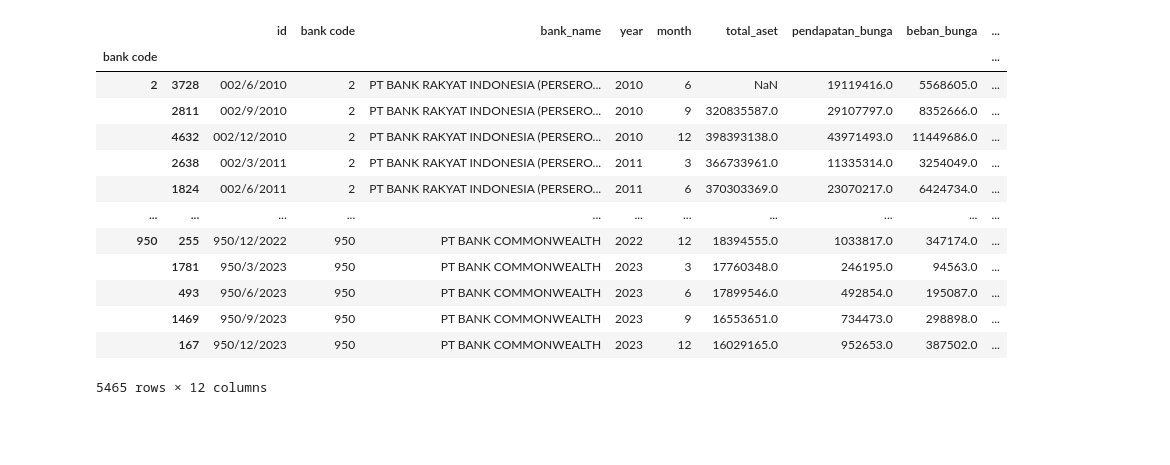
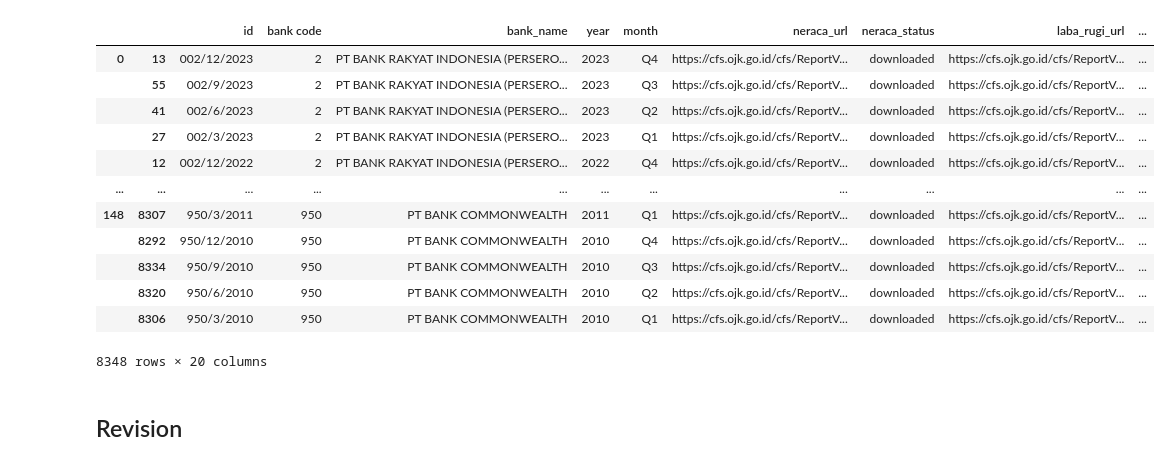
Before and after one commit to rianaditro/bank_financial_reports, a Jupyter notebook: extension/data_recap.ipynb, the cells around one changed output. Cells and saved outputs as stored; diff of their text form; code cells hidden in the pictures; blank space fills up the shorter version.

```diff
--- a/extension/data_recap.ipynb
+++ b/extension/data_recap.ipynb
@@ -226,22 +238,21 @@ merge_df
 # %%
 # Sort by bank code
-merge_df.sort_values(by='bank code', ascending=True, inplace=True)
+df.sort_values(by='bank code', ascending=True, inplace=True)
 # %%
-grouped = merge_df.groupby('bank code').apply(lambda x: x.sort_values(by=['year', 'month']))
+grouped = df.groupby('bank code', as_index=False).apply(lambda x: x.sort_values(by=['year', 'month'], ascending=[False, False]))
 grouped
 # %% [output]
-|  |  | id | bank code | bank_name | year | month | total_aset | pendapatan_bunga | beban_bunga | ... |
-| bank code |  |  |  |  |  |  |  |  |  | ... |
-| 2 | 3728 | 002/6/2010 | 2 | PT BANK RAKYAT INDONESIA (PERSERO... | 2010 | 6 | NaN | 19119416.0 | 5568605.0 | ... |
-|  | 2811 | 002/9/2010 | 2 | PT BANK RAKYAT INDONESIA (PERSERO... | 2010 | 9 | 320835587.0 | 29107797.0 | 8352666.0 | ... |
-|  | 4632 | 002/12/2010 | 2 | PT BANK RAKYAT INDONESIA (PERSERO... | 2010 | 12 | 398393138.0 | 43971493.0 | 11449686.0 | ... |
-|  | 2638 | 002/3/2011 | 2 | PT BANK RAKYAT INDONESIA (PERSERO... | 2011 | 3 | 366733961.0 | 11335314.0 | 3254049.0 | ... |
-|  | 1824 | 002/6/2011 | 2 | PT BANK RAKYAT INDONESIA (PERSERO... | 2011 | 6 | 370303369.0 | 23070217.0 | 6424734.0 | ... |
+|  |  | id | bank code | bank_name | year | month | neraca_url | neraca_status | laba_rugi_url | ... |
+| 0 | 13 | 002/12/2023 | 2 | PT BANK RAKYAT INDONESIA (PERSERO... | 2023 | Q4 | https://cfs.ojk.go.id/cfs/ReportV... | downloaded | https://cfs.ojk.go.id/cfs/ReportV... | ... |
+|  | 55 | 002/9/2023 | 2 | PT BANK RAKYAT INDONESIA (PERSERO... | 2023 | Q3 | https://cfs.ojk.go.id/cfs/ReportV... | downloaded | https://cfs.ojk.go.id/cfs/ReportV... | ... |
+|  | 41 | 002/6/2023 | 2 | PT BANK RAKYAT INDONESIA (PERSERO... | 2023 | Q2 | https://cfs.ojk.go.id/cfs/ReportV... | downloaded | https://cfs.ojk.go.id/cfs/ReportV... | ... |
+|  | 27 | 002/3/2023 | 2 | PT BANK RAKYAT INDONESIA (PERSERO... | 2023 | Q1 | https://cfs.ojk.go.id/cfs/ReportV... | downloaded | https://cfs.ojk.go.id/cfs/ReportV... | ... |
+|  | 12 | 002/12/2022 | 2 | PT BANK RAKYAT INDONESIA (PERSERO... | 2022 | Q4 | https://cfs.ojk.go.id/cfs/ReportV... | downloaded | https://cfs.ojk.go.id/cfs/ReportV... | ... |
 | ... | ... | ... | ... | ... | ... | ... | ... | ... | ... | ... |
-| 950 | 255 | 950/12/2022 | 950 | PT BANK COMMONWEALTH | 2022 | 12 | 18394555.0 | 1033817.0 | 347174.0 | ... |
-|  | 1781 | 950/3/2023 | 950 | PT BANK COMMONWEALTH | 2023 | 3 | 17760348.0 | 246195.0 | 94563.0 | ... |
-|  | 493 | 950/6/2023 | 950 | PT BANK COMMONWEALTH | 2023 | 6 | 17899546.0 | 492854.0 | 195087.0 | ... |
-|  | 1469 | 950/9/2023 | 950 | PT BANK COMMONWEALTH | 2023 | 9 | 16553651.0 | 734473.0 | 298898.0 | ... |
-|  | 167 | 950/12/2023 | 950 | PT BANK COMMONWEALTH | 2023 | 12 | 16029165.0 | 952653.0 | 387502.0 | ... |
+| 148 | 8307 | 950/3/2011 | 950 | PT BANK COMMONWEALTH | 2011 | Q1 | https://cfs.ojk.go.id/cfs/ReportV... | downloaded | https://cfs.ojk.go.id/cfs/ReportV... | ... |
+|  | 8292 | 950/12/2010 | 950 | PT BANK COMMONWEALTH | 2010 | Q4 | https://cfs.ojk.go.id/cfs/ReportV... | downloaded | https://cfs.ojk.go.id/cfs/ReportV... | ... |
+|  | 8334 | 950/9/2010 | 950 | PT BANK COMMONWEALTH | 2010 | Q3 | https://cfs.ojk.go.id/cfs/ReportV... | downloaded | https://cfs.ojk.go.id/cfs/ReportV... | ... |
+|  | 8320 | 950/6/2010 | 950 | PT BANK COMMONWEALTH | 2010 | Q2 | https://cfs.ojk.go.id/cfs/ReportV... | downloaded | https://cfs.ojk.go.id/cfs/ReportV... | ... |
+|  | 8306 | 950/3/2010 | 950 | PT BANK COMMONWEALTH | 2010 | Q1 | https://cfs.ojk.go.id/cfs/ReportV... | downloaded | https://cfs.ojk.go.id/cfs/ReportV... | ... |
-5465 rows × 12 columns
+8348 rows × 20 columns
 # %%
@@ -248,0 +262,2 @@ grouped.to_excel("results.xlsx", index=False)
+# %% [markdown]
+## Revision
```
Also changed, not shown: parts of 28 cells of this notebook, 6 other files.
